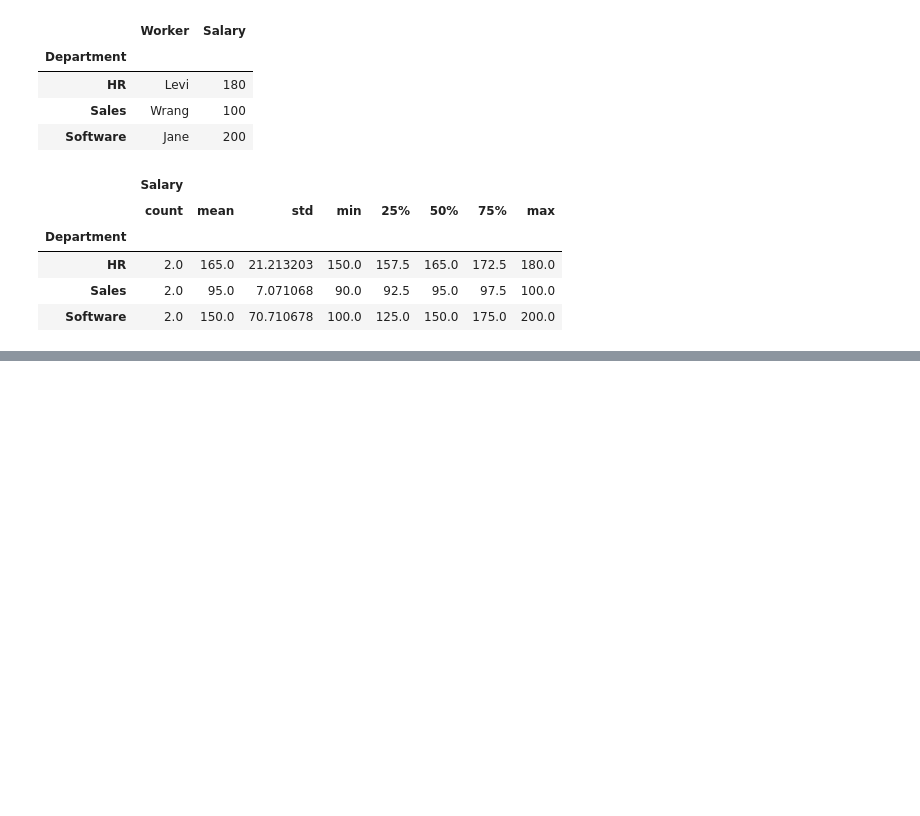
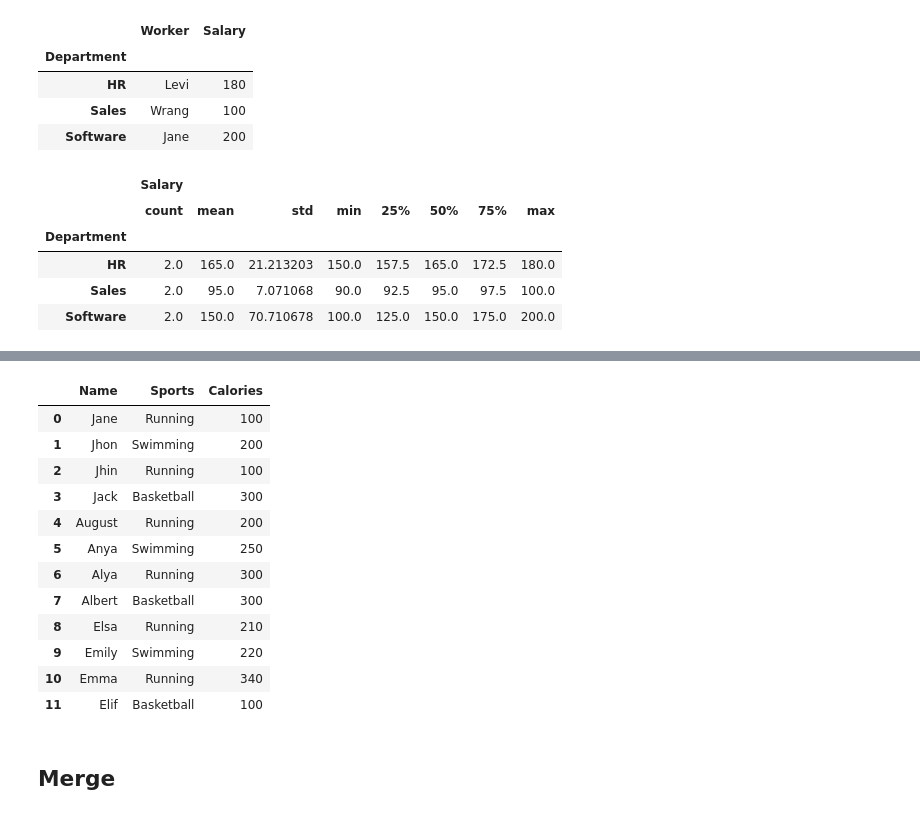
Before and after one commit to MertGuney/Python-Training, a Jupyter notebook: Pandas/03-Pandas-Operations.ipynb, the cells around one changed output, grey strips where cells are left out. Drawn from its saved outputs; the diff is of its cells as text; code cells hidden in the pictures; blank space fills up the shorter version.

```diff
--- a/Pandas/03-Pandas-Operations.ipynb
+++ b/Pandas/03-Pandas-Operations.ipynb
@@ -105,0 +108,6 @@ groupObject.describe()
+# %%
+firstDictionary = { "Name": ["Jane", "Jhon", "Jhin", "Jack"],
+                    "Sports": ["Running", "Swimming", "Running", "Basketball"],
+                    "Calories": [100, 200, 100, 300]
+                  }
+firstDataFrame = pd.DataFrame(firstDictionary, index = [0, 1, 2, 3])
@@ -105,0 +122,6 @@ groupObject.describe()
+# %%
+secondDictionary = { "Name": ["August", "Anya", "Alya", "Albert"],
+                    "Sports": ["Running", "Swimming", "Running", "Basketball"],
+                    "Calories": [200, 250, 300, 300]
+                  }
+secondDataFrame = pd.DataFrame(secondDictionary, index = [4, 5, 6, 7])
@@ -105,0 +136,6 @@ groupObject.describe()
+# %%
+thirthDictionary = { "Name": ["Elsa", "Emily", "Emma", "Elif"],
+                    "Sports": ["Running", "Swimming", "Running", "Basketball"],
+                    "Calories": [210, 220, 340, 100]
+                  }
+thirthDataFrame = pd.DataFrame(thirthDictionary, index = [8, 9, 10, 11])
@@ -105,0 +150,18 @@ groupObject.describe()
+# %%
+pd.concat([firstDataFrame, secondDataFrame, thirthDataFrame])
+# %% [output]
+|  | Name | Sports | Calories |
+| 0 | Jane | Running | 100 |
+| 1 | Jhon | Swimming | 200 |
+| 2 | Jhin | Running | 100 |
+| 3 | Jack | Basketball | 300 |
+| 4 | August | Running | 200 |
+| 5 | Anya | Swimming | 250 |
+| 6 | Alya | Running | 300 |
+| 7 | Albert | Basketball | 300 |
+| 8 | Elsa | Running | 210 |
+| 9 | Emily | Swimming | 220 |
+| 10 | Emma | Running | 340 |
+| 11 | Elif | Basketball | 100 |
+# %% [markdown]
+## Merge
```
Also changed, not shown: parts of 23 cells of this notebook, 3 other files.
